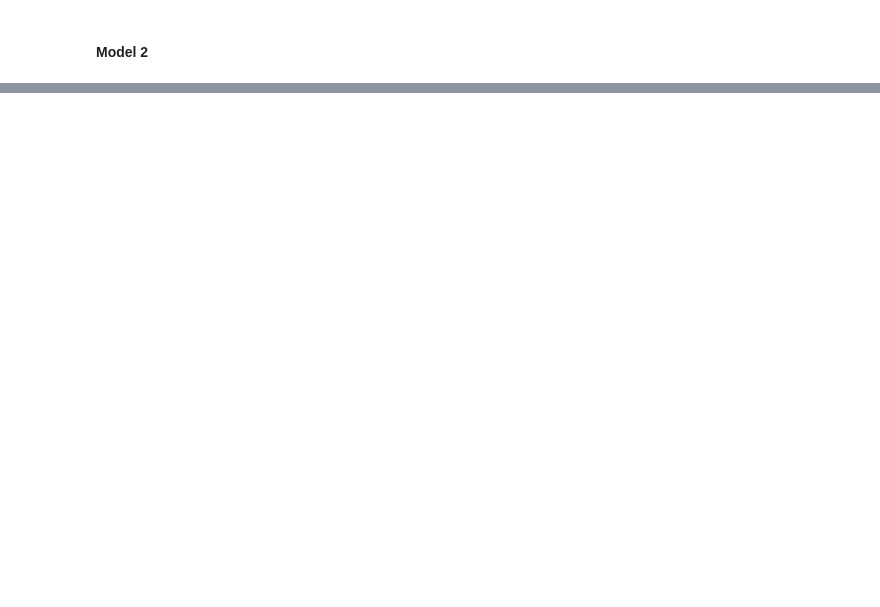
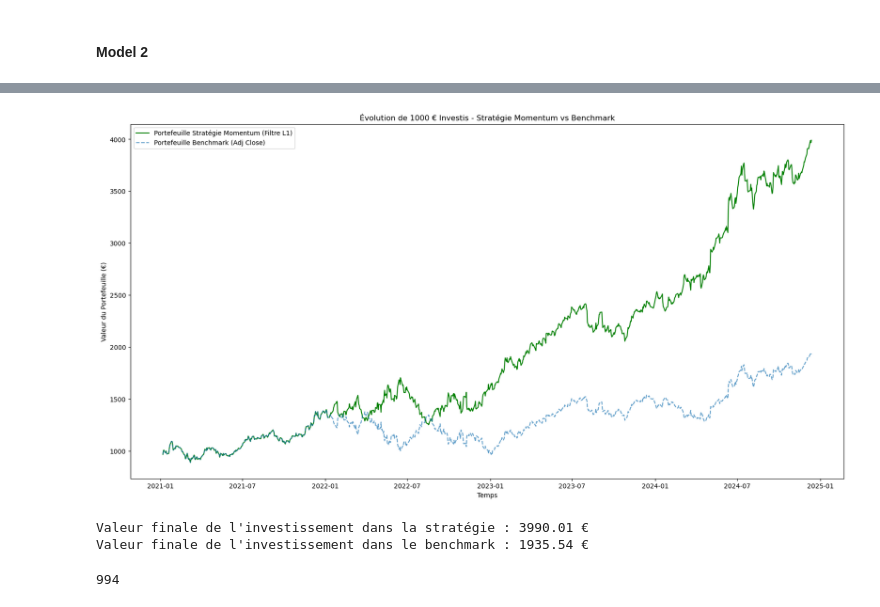
Before and after one commit to ThxHuncho/PortfofioOpt, a Jupyter notebook: Momentum Strategies with L1 Filter.ipynb, the cells around one changed output, grey strips where cells are left out. Saved outputs shown, nothing was run; the diff lists cells and outputs as text; code cells hidden in the pictures; blank space fills up the shorter version.

```diff
--- a/Momentum Strategies with L1 Filter.ipynb
+++ b/Momentum Strategies with L1 Filter.ipynb
@@ -930,0 +506,50 @@ Exécution du backtest...
+# %%
+def investment_evolution(strategy_returns, benchmark_returns, initial_investment=1000):
+    """
+    Calcule l'évolution d'un investissement initial pour la stratégie et le benchmark.
+
+    Args:
+        strategy_returns (array): Rendements journaliers de la stratégie.
+        benchmark_returns (array): Rendements journaliers du benchmark.
+        initial_investment (float): Montant initial investi.
+
+    Returns:
+        strategy_portfolio (array): Valeur cumulée de l'investissement dans la stratégie.
+        benchmark_portfolio (array): Valeur cumulée de l'investissement dans le benchmark.
+    """
+    strategy_cumulative = np.cumprod(1 + strategy_returns)
+    benchmark_cumulative = np.cumprod(1 + benchmark_returns)
+
+    strategy_portfolio = initial_investment * strategy_cumulative
+    benchmark_portfolio = initial_investment * benchmark_cumulative
+
+    return strategy_portfolio, benchmark_portfolio
+
+# Calcul de l'évolution des investissements
+initial_investment = 1000
+strategy_returns = signal * returns
+benchmark_returns = results["Return"][2:]
+
+strategy_portfolio, benchmark_portfolio = investment_evolution(strategy_returns, benchmark_returns, initial_investment)
+
+# Visualisation de l'évolution de l'investissement
+plt.figure(figsize=(20, 10))
+plt.plot(data.index[2:], strategy_portfolio, label="Portefeuille Stratégie Momentum (Filtre L1)", color='green')
+plt.plot(data.index[2:], benchmark_portfolio, label="Portefeuille Benchmark (Adj Close)", linestyle="--", alpha=0.7)
+plt.title(f"Évolution de {initial_investment} € Investis - Stratégie Momentum vs Benchmark")
+plt.xlabel("Temps")
+plt.ylabel("Valeur du Portefeuille (€)")
+plt.legend()
+plt.show()
+
+# Résumé final des investissements
+print(f"Valeur finale de l'investissement dans la stratégie : {strategy_portfolio[-1]:.2f} €")
+print(f"Valeur finale de l'investissement dans le benchmark : {benchmark_portfolio[-1]:.2f} €")
+# %% [output]
+[figure, added]
+Valeur finale de l'investissement dans la stratégie : 3990.01 €
+Valeur finale de l'investissement dans le benchmark : 1935.54 €
+# %%
+len(generate_momentum_signals(results['Filter'].to_numpy()))
+# %% [output]
+994
```
Also changed, not shown: parts of 19 cells of this notebook, 1 other file.
